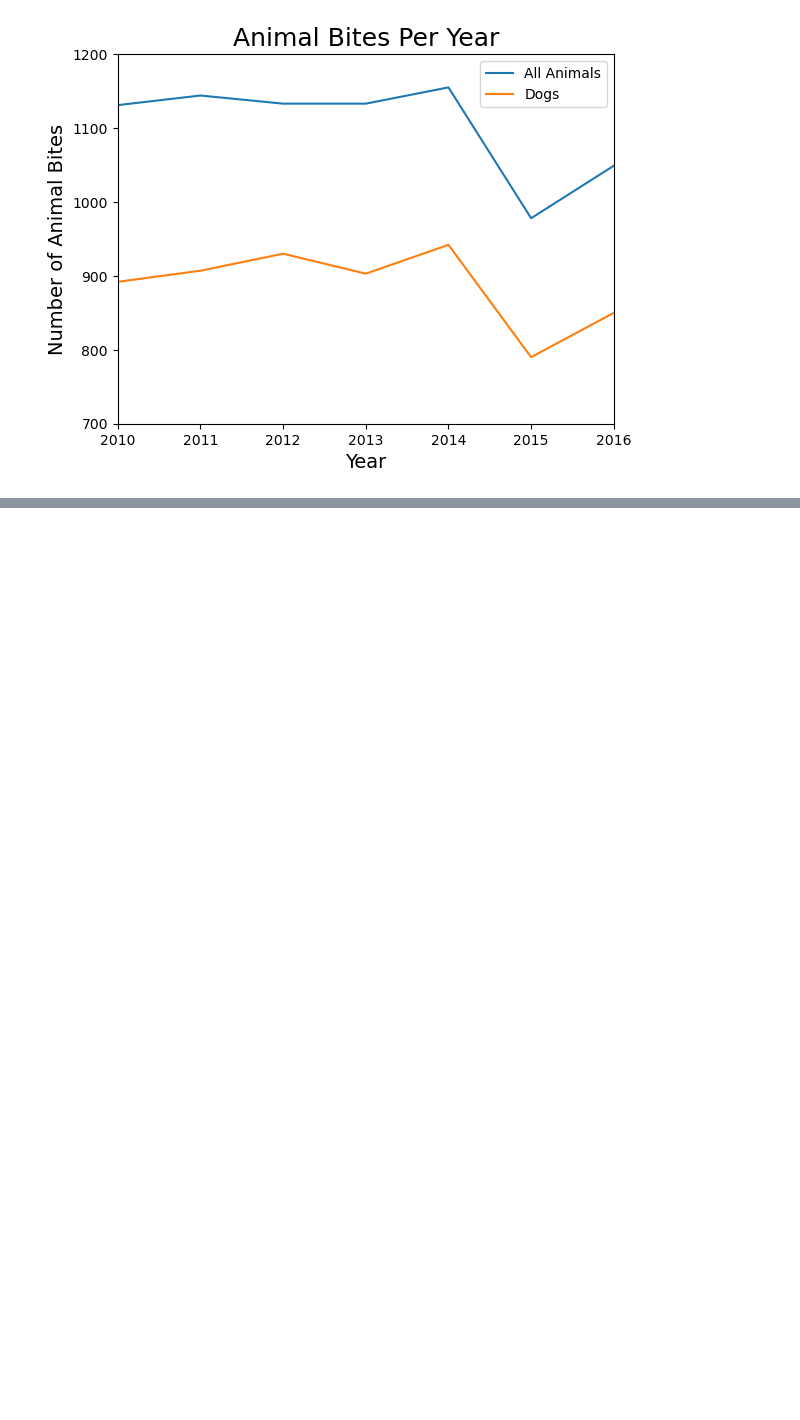
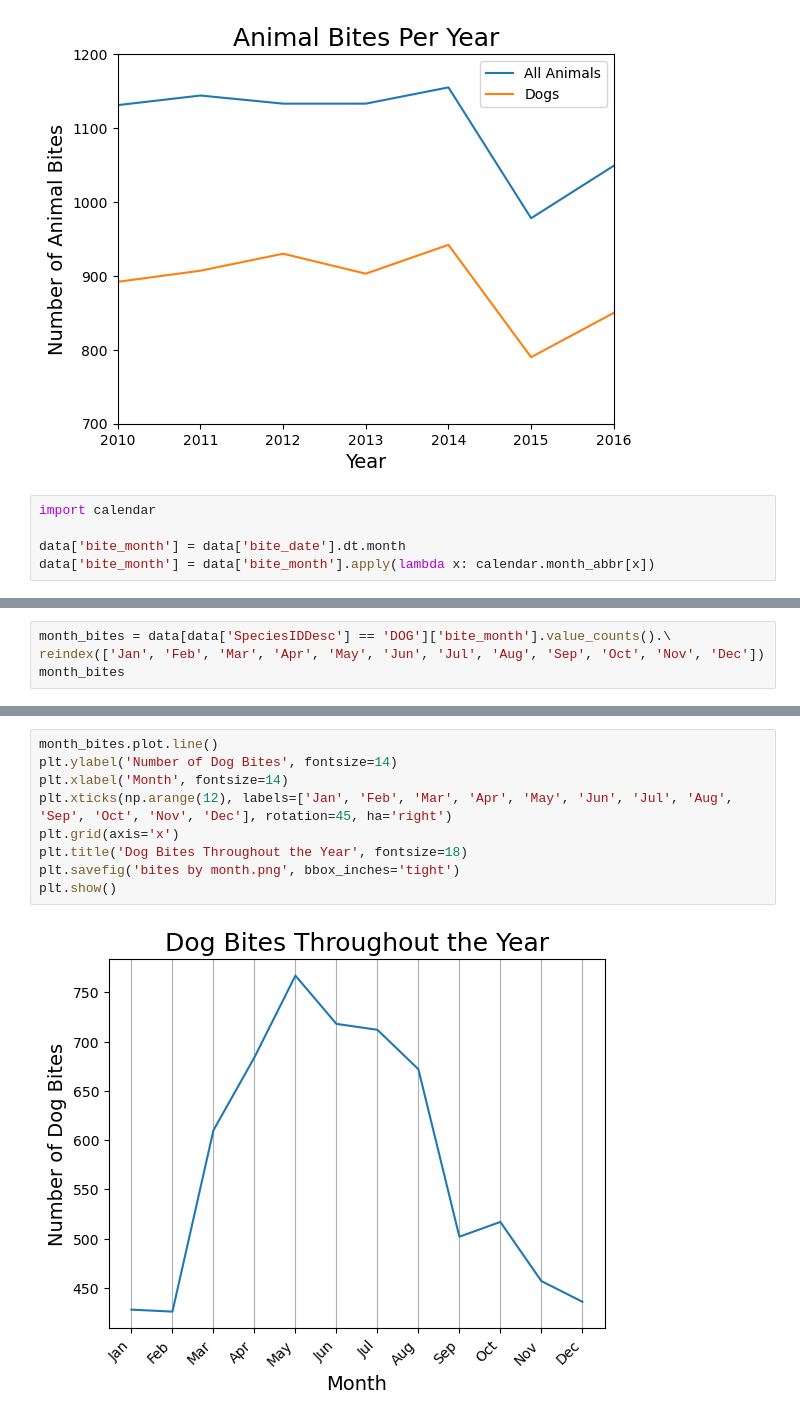
Before and after one commit to zjbrown0689/dsc, a Jupyter notebook: Animal Bites.ipynb, the cells around one changed output, grey strips where cells are left out. Drawn from its saved outputs; the diff is of its cells as text; blank space fills up the shorter version.

```diff
--- a/Animal Bites.ipynb
+++ b/Animal Bites.ipynb
@@ -459,3 +459,8 @@ plt.savefig('bites per year.png', bbox_inches='tight')
 plt.show()
 # %% [output]
 [figure]
+# %%
+import calendar
+
+data['bite_month'] = data['bite_date'].dt.month
+data['bite_month'] = data['bite_month'].apply(lambda x: calendar.month_abbr[x])
@@ -461,0 +484,4 @@ plt.show()
+# %%
+month_bites = data[data['SpeciesIDDesc'] == 'DOG']['bite_month'].value_counts().\
+reindex(['Jan', 'Feb', 'Mar', 'Apr', 'May', 'Jun', 'Jul', 'Aug', 'Sep', 'Oct', 'Nov', 'Dec'])
+month_bites
@@ -461,0 +502,11 @@ plt.show()
+# %%
+month_bites.plot.line()
+plt.ylabel('Number of Dog Bites', fontsize=14)
+plt.xlabel('Month', fontsize=14)
+plt.xticks(np.arange(12), labels=['Jan', 'Feb', 'Mar', 'Apr', 'May', 'Jun', 'Jul', 'Aug', 'Sep', 'Oct', 'Nov', 'Dec'], rotation=45, ha='right')
+plt.grid(axis='x')
+plt.title('Dog Bites Throughout the Year', fontsize=18)
+plt.savefig('bites by month.png', bbox_inches='tight')
+plt.show()
+# %% [output]
+[figure, added]
```
Also changed, not shown: parts of 15 cells of this notebook.
